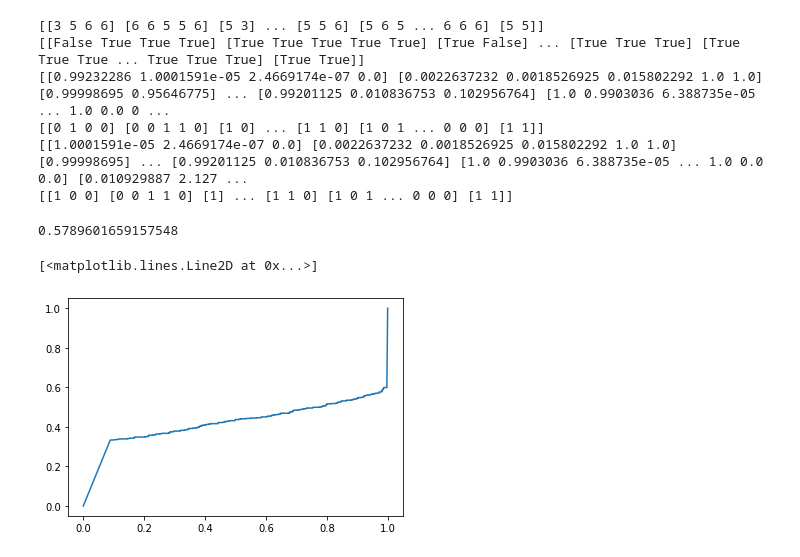
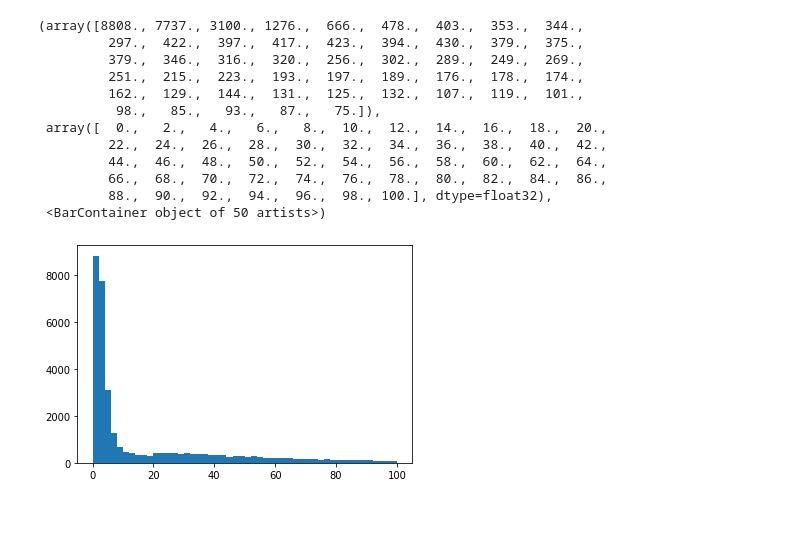
Before and after one commit to annamasce/analysis_deepTau, a Jupyter notebook: notebooks/deepTau_analysis.ipynb, the cells around one changed output. Saved outputs shown, nothing was run; the diff lists cells and outputs as text; code cells hidden in the pictures; blank space fills up the shorter version.

```diff
--- a/notebooks/deepTau_analysis.ipynb
+++ b/notebooks/deepTau_analysis.ipynb
@@ -50,33 +12,0 @@ def where(condition, if_true, if_false):
-# %%
-pred_all = events["deepTau_VSjet"]
-truth_all = where(gen_match==5, 1, 0)
-sel_tauorjets = where(gen_match>=5, 1, 0)>0
-pred = pred_all[sel_tauorjets]
-truth = truth_all[sel_tauorjets]
-print(gen_match)
-print(sel_tauorjets)
-print(pred_all)
-print(truth_all)
-print(pred)
-print(truth)
-# %% [output]
-[[3 5 6 6] [6 6 5 5 6] [5 3] ... [5 5 6] [5 6 5 ... 6 6 6] [5 5]]
-[[False True True True] [True True True True True] [True False] ... [True True True] [True True True ... True True True] [True True]]
-[[0.99232286 1.0001591e-05 2.4669174e-07 0.0] [0.0022637232 0.0018526925 0.015802292 1.0 1.0] [0.99998695 0.95646775] ... [0.99201125 0.010836753 0.102956764] [1.0 0.9903036 6.388735e-05 ... 1.0 0.0 0 ...
-[[0 1 0 0] [0 0 1 1 0] [1 0] ... [1 1 0] [1 0 1 ... 0 0 0] [1 1]]
-[[1.0001591e-05 2.4669174e-07 0.0] [0.0022637232 0.0018526925 0.015802292 1.0 1.0] [0.99998695] ... [0.99201125 0.010836753 0.102956764] [1.0 0.9903036 6.388735e-05 ... 1.0 0.0 0.0] [0.010929887 2.127 ...
-[[1 0 0] [0 0 1 1 0] [1] ... [1 1 0] [1 0 1 ... 0 0 0] [1 1]]
-# %%
-fpr, tpr, _ = roc_curve(truth.flatten(), pred.flatten())
-score = auc(fpr, tpr)
-score
-# %% [output]
-0.5789601659157548
-# %%
-%matplotlib inline
-import matplotlib.pyplot as plt
-plt.plot(tpr, fpr)
-#plt.hist(y_pred_taus.flatten())
-# %% [output]
-[<matplotlib.lines.Line2D at 0x...>]
-[figure, removed]
@@ -82,0 +19,16 @@ plt.plot(tpr, fpr)
+# %%
+plt.hist(events_in['tau_pt'][events_in['lepton_gen_match']==6].flatten(), bins=50, range=[0, 100])
+# %% [output]
+(array([8808., 7737., 3100., 1276.,  666.,  478.,  403.,  353.,  344.,
+         297.,  422.,  397.,  417.,  423.,  394.,  430.,  379.,  375.,
+         379.,  346.,  316.,  320.,  256.,  302.,  289.,  249.,  269.,
+         251.,  215.,  223.,  193.,  197.,  189.,  176.,  178.,  174.,
+         162.,  129.,  144.,  131.,  125.,  132.,  107.,  119.,  101.,
+          98.,   85.,   93.,   87.,   75.]),
+ array([  0.,   2.,   4.,   6.,   8.,  10.,  12.,  14.,  16.,  18.,  20.,
+         22.,  24.,  26.,  28.,  30.,  32.,  34.,  36.,  38.,  40.,  42.,
+         44.,  46.,  48.,  50.,  52.,  54.,  56.,  58.,  60.,  62.,  64.,
+         66.,  68.,  70.,  72.,  74.,  76.,  78.,  80.,  82.,  84.,  86.,
+         88.,  90.,  92.,  94.,  96.,  98., 100.], dtype=float32),
+ <BarContainer object of 50 artists>)
+[figure, added]
```
Also changed, not shown: parts of 13 cells of this notebook, 4 other files.
